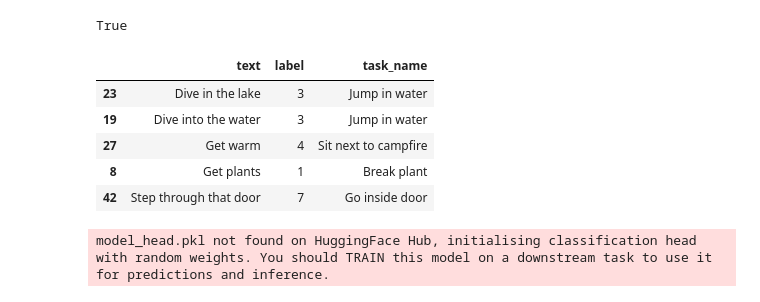
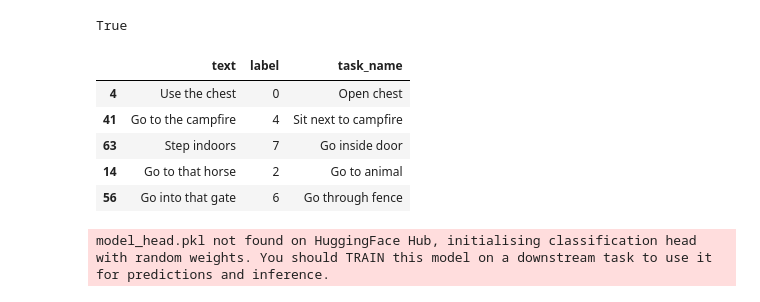
Before and after one commit to angel-vilchis/NLPMinecraftAgent, a Jupyter notebook: 175 Notebook.ipynb, the cells around one changed output. Drawn from its saved outputs; the diff is of its cells as text; code cells hidden in the pictures.

```diff
--- a/175 Notebook.ipynb
+++ b/175 Notebook.ipynb
@@ -20,28 +20,28 @@ True
 # %%
 # reading csv files train and test
 label_names = {0: "Open chest",
                1: "Break plant",
-               2: "Go to horse",
+               2: "Go to animal",
                3: "Jump in water",
                4: "Sit next to campfire",
                5: "Play music",
                6: "Go through fence",
                7: "Go inside door"}
 
 dtypes = {"text": str, "label": "int8"}
 train_df = pd.read_csv("train.csv", dtype=dtypes)
 test_df = pd.read_csv("test.csv", dtype=dtypes)
 
 sample = train_df.sample(5)
 sample["task_name"] = sample["label"].map(label_names)
 sample
 # %% [output]
 |  | text | label | task_name |
-| 23 | Dive in the lake | 3 | Jump in water |
-| 19 | Dive into the water | 3 | Jump in water |
-| 27 | Get warm | 4 | Sit next to campfire |
-| 8 | Get plants | 1 | Break plant |
-| 42 | Step through that door | 7 | Go inside door |
+| 4 | Use the chest | 0 | Open chest |
+| 41 | Go to the campfire | 4 | Sit next to campfire |
+| 63 | Step indoors | 7 | Go inside door |
+| 14 | Go to that horse | 2 | Go to animal |
+| 56 | Go into that gate | 6 | Go through fence |
 # %%
 # loading pretrained model as guide
 model = SetFitModel.from_pretrained("sentence-transformers/paraphrase-mpnet-base-v2")
```
Also changed, not shown: parts of 4 cells of this notebook, 6 other files.
